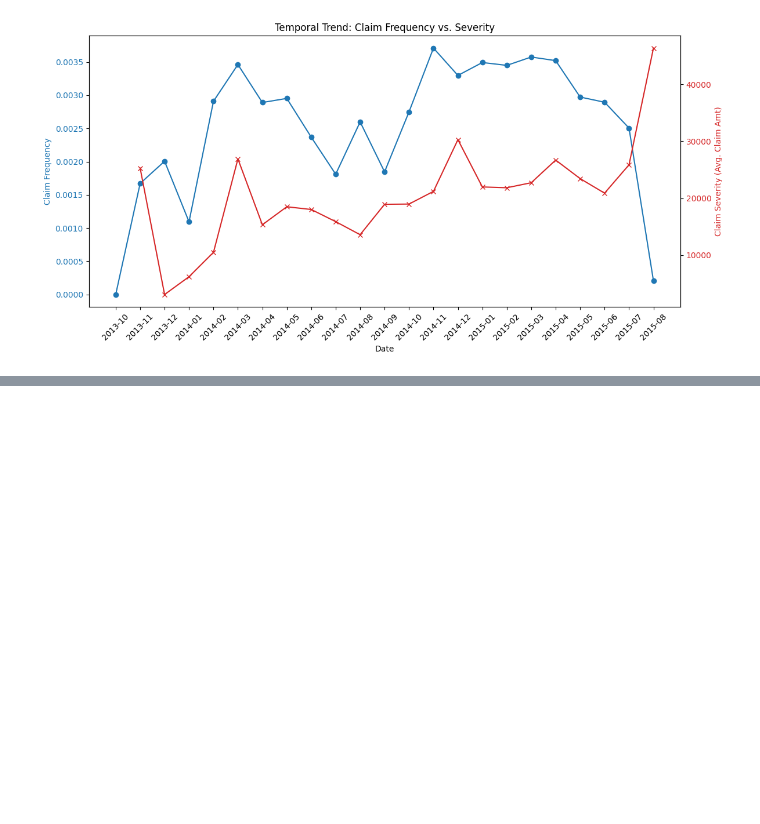
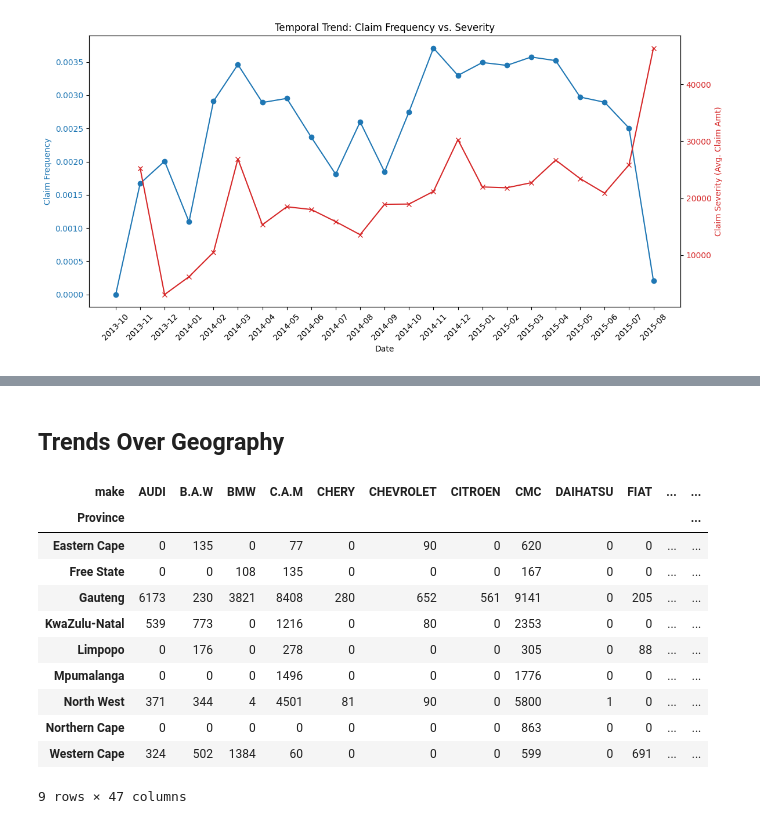
Before and after one commit to Aryam-21/insurance-risk-analytics, a Jupyter notebook: notebooks/task-1.ipynb, the cells around one changed output, grey strips where cells are left out. Cells and saved outputs as stored; diff of their text form; code cells hidden in the pictures; blank space fills up the shorter version.

```diff
--- a/notebooks/task-1.ipynb
+++ b/notebooks/task-1.ipynb
@@ -210,0 +281,25 @@ plt.show()
+# %% [markdown]
+## Trends Over Geography
+# %%
+# Total Premium by Province
+prov_premium = df.groupby('Province')['TotalPremium'].sum().sort_values(ascending=False)
+
+# Count of CoverType by Province
+prov_cover = df.groupby(['Province','CoverType']).size().unstack(fill_value=0)
+
+# Count of Vehicle Makes by Province_
+prov_make = df.groupby(['Province','make']).size().unstack(fill_value=0)
+prov_make
+# %% [output]
+| make | AUDI | B.A.W | BMW | C.A.M | CHERY | CHEVROLET | CITROEN | CMC | DAIHATSU | FIAT | ... | ... |
+| Province |  |  |  |  |  |  |  |  |  |  |  | ... |
+| Eastern Cape | 0 | 135 | 0 | 77 | 0 | 90 | 0 | 620 | 0 | 0 | ... | ... |
+| Free State | 0 | 0 | 108 | 135 | 0 | 0 | 0 | 167 | 0 | 0 | ... | ... |
+| Gauteng | 6173 | 230 | 3821 | 8408 | 280 | 652 | 561 | 9141 | 0 | 205 | ... | ... |
+| KwaZulu-Natal | 539 | 773 | 0 | 1216 | 0 | 80 | 0 | 2353 | 0 | 0 | ... | ... |
+| Limpopo | 0 | 176 | 0 | 278 | 0 | 0 | 0 | 305 | 0 | 88 | ... | ... |
+| Mpumalanga | 0 | 0 | 0 | 1496 | 0 | 0 | 0 | 1776 | 0 | 0 | ... | ... |
+| North West | 371 | 344 | 4 | 4501 | 81 | 90 | 0 | 5800 | 1 | 0 | ... | ... |
+| Northern Cape | 0 | 0 | 0 | 0 | 0 | 0 | 0 | 863 | 0 | 0 | ... | ... |
+| Western Cape | 324 | 502 | 1384 | 60 | 0 | 0 | 0 | 599 | 0 | 691 | ... | ... |
+9 rows × 47 columns
```
Also changed, not shown: parts of 11 cells of this notebook, 1 other file.
